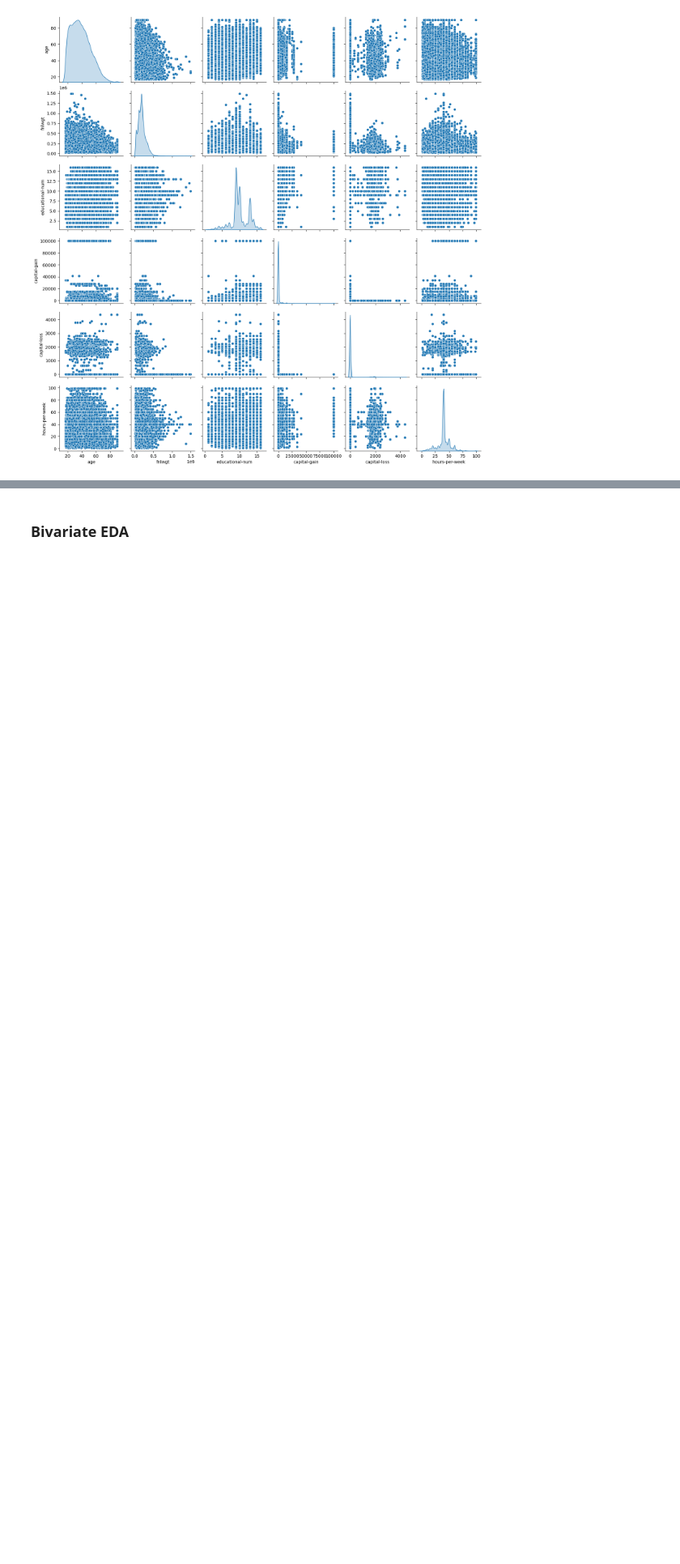
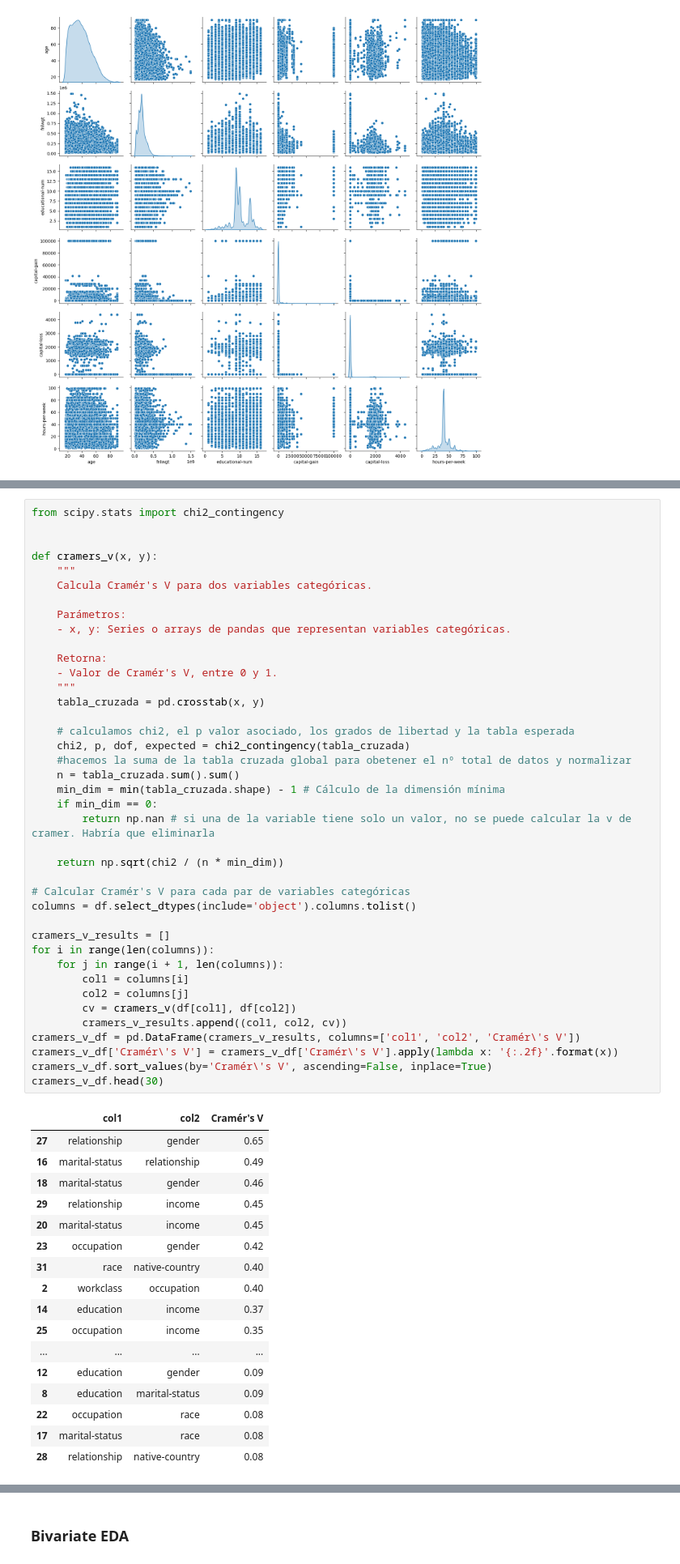
Before and after one commit to viccas123/income, a Jupyter notebook: src/EDA.ipynb, the cells around one changed output, grey strips where cells are left out. Shown at 81% size. Cells and saved outputs as stored; diff of their text form; blank space fills up the shorter version.

```diff
--- a/src/EDA.ipynb
+++ b/src/EDA.ipynb
@@ -379,0 +441,58 @@ plt.show()
+# %%
+from scipy.stats import chi2_contingency
+
+
+def cramers_v(x, y):
+    """
+    Calcula Cramér's V para dos variables categóricas.
+
+    Parámetros:
+    - x, y: Series o arrays de pandas que representan variables categóricas.
+
+    Retorna:
+    - Valor de Cramér's V, entre 0 y 1.
+    """
+    tabla_cruzada = pd.crosstab(x, y)
+
+    # calculamos chi2, el p valor asociado, los grados de libertad y la tabla esperada
+    chi2, p, dof, expected = chi2_contingency(tabla_cruzada)
+    #hacemos la suma de la tabla cruzada global para obetener el nº total de datos y normalizar
+    n = tabla_cruzada.sum().sum()
+    min_dim = min(tabla_cruzada.shape) - 1 # Cálculo de la dimensión mínima
+    if min_dim == 0:
+        return np.nan # si una de la variable tiene solo un valor, no se puede calcular la v de cramer. Habría que eliminarla
+
+    return np.sqrt(chi2 / (n * min_dim))
+
+# Calcular Cramér's V para cada par de variables categóricas
+columns = df.select_dtypes(include='object').columns.tolist()
+
+cramers_v_results = []
+for i in range(len(columns)):
+    for j in range(i + 1, len(columns)):
+        col1 = columns[i]
+        col2 = columns[j]
+        cv = cramers_v(df[col1], df[col2])
+        cramers_v_results.append((col1, col2, cv))
+cramers_v_df = pd.DataFrame(cramers_v_results, columns=['col1', 'col2', 'Cramér\'s V'])
+cramers_v_df['Cramér\'s V'] = cramers_v_df['Cramér\'s V'].apply(lambda x: '{:.2f}'.format(x))
+cramers_v_df.sort_values(by='Cramér\'s V', ascending=False, inplace=True)
+cramers_v_df.head(30)
+# %% [output]
+|  | col1 | col2 | Cramér's V |
+| 27 | relationship | gender | 0.65 |
+| 16 | marital-status | relationship | 0.49 |
+| 18 | marital-status | gender | 0.46 |
+| 29 | relationship | income | 0.45 |
+| 20 | marital-status | income | 0.45 |
+| 23 | occupation | gender | 0.42 |
+| 31 | race | native-country | 0.40 |
+| 2 | workclass | occupation | 0.40 |
+| 14 | education | income | 0.37 |
+| 25 | occupation | income | 0.35 |
+| ... | ... | ... | ... |
+| 12 | education | gender | 0.09 |
+| 8 | education | marital-status | 0.09 |
+| 22 | occupation | race | 0.08 |
+| 17 | marital-status | race | 0.08 |
+| 28 | relationship | native-country | 0.08 |
```
Also changed, not shown: parts of 15 cells of this notebook.
